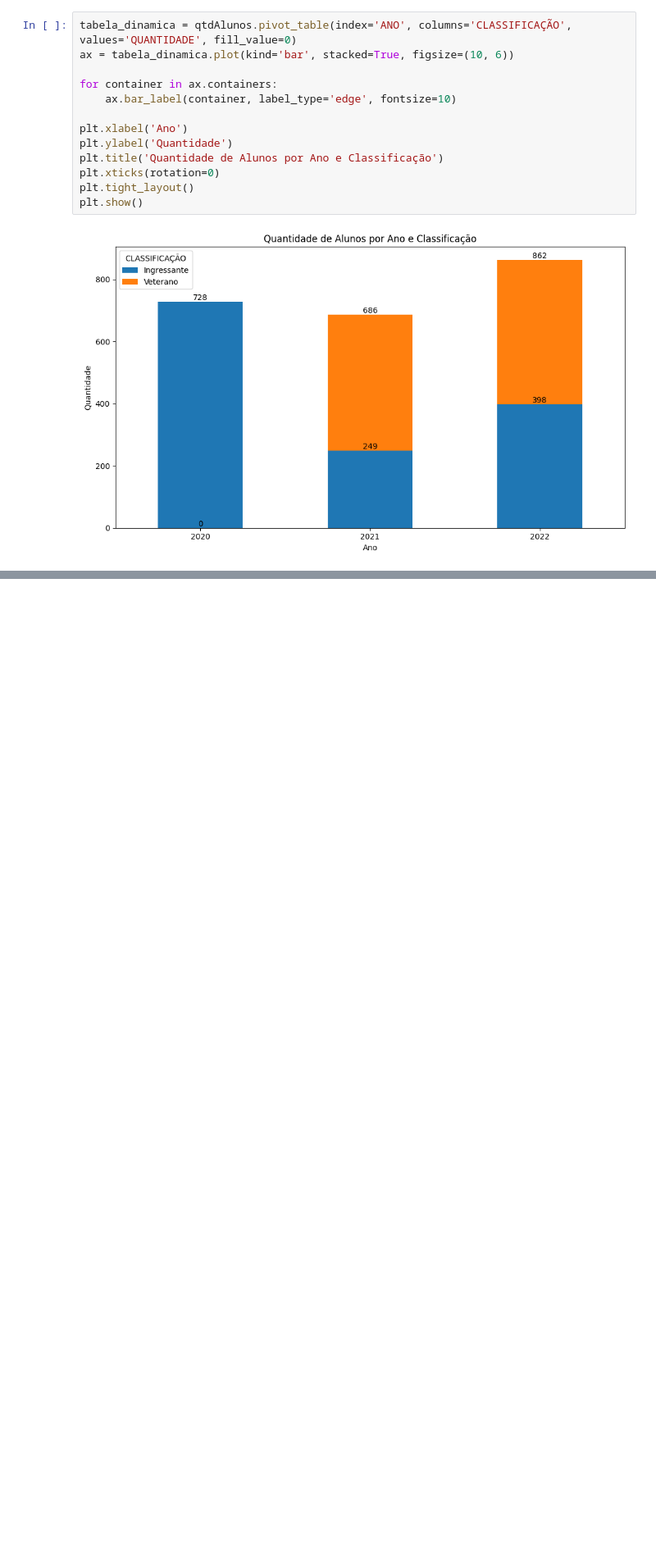
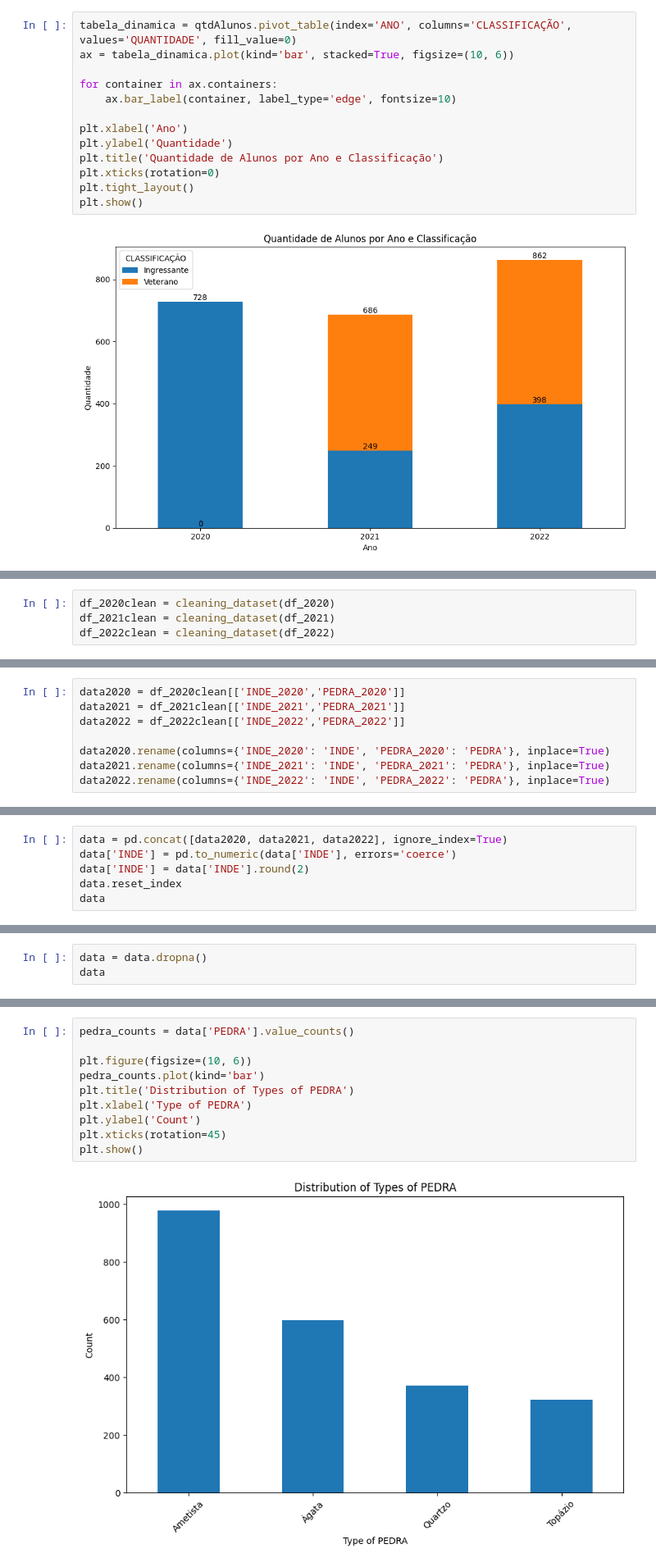
Before and after one commit to victorlamana/PosTech_DataAnalytics-Main, a Jupyter notebook: FASE5/DATATHON/data-explore/DATATHON_analysis.ipynb, the cells around one changed output, grey strips where cells are left out. Shown: that part at 82% size. Cells and saved outputs as stored; diff of their text form; blank space fills up the shorter version.

```diff
--- a/FASE5/DATATHON/data-explore/DATATHON_analysis.ipynb
+++ b/FASE5/DATATHON/data-explore/DATATHON_analysis.ipynb
@@ -168,0 +181,4 @@ plt.show()
+# %%
+df_2020clean = cleaning_dataset(df_2020)
+df_2021clean = cleaning_dataset(df_2021)
+df_2022clean = cleaning_dataset(df_2022)
@@ -168,0 +220,8 @@ plt.show()
+# %%
+data2020 = df_2020clean[['INDE_2020','PEDRA_2020']]
+data2021 = df_2021clean[['INDE_2021','PEDRA_2021']]
+data2022 = df_2022clean[['INDE_2022','PEDRA_2022']]
+
+data2020.rename(columns={'INDE_2020': 'INDE', 'PEDRA_2020': 'PEDRA'}, inplace=True)
+data2021.rename(columns={'INDE_2021': 'INDE', 'PEDRA_2021': 'PEDRA'}, inplace=True)
+data2022.rename(columns={'INDE_2022': 'INDE', 'PEDRA_2022': 'PEDRA'}, inplace=True)
@@ -168,0 +241,6 @@ plt.show()
+# %%
+data = pd.concat([data2020, data2021, data2022], ignore_index=True)
+data['INDE'] = pd.to_numeric(data['INDE'], errors='coerce')
+data['INDE'] = data['INDE'].round(2)
+data.reset_index
+data
@@ -168,0 +269,3 @@ plt.show()
+# %%
+data = data.dropna()
+data
@@ -168,0 +286,12 @@ plt.show()
+# %%
+pedra_counts = data['PEDRA'].value_counts()
+
+plt.figure(figsize=(10, 6))
+pedra_counts.plot(kind='bar')
+plt.title('Distribution of Types of PEDRA')
+plt.xlabel('Type of PEDRA')
+plt.ylabel('Count')
+plt.xticks(rotation=45)
+plt.show()
+# %% [output]
+[figure, added]
```
Also changed, not shown: parts of 14 cells of this notebook.
